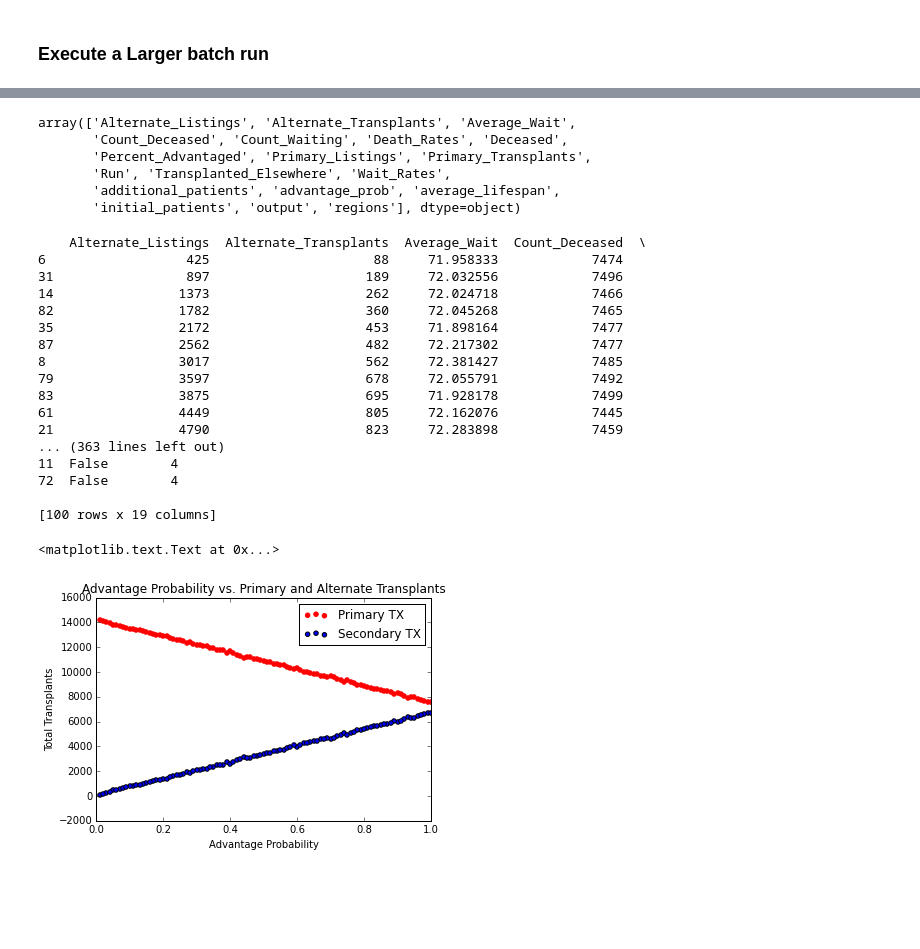
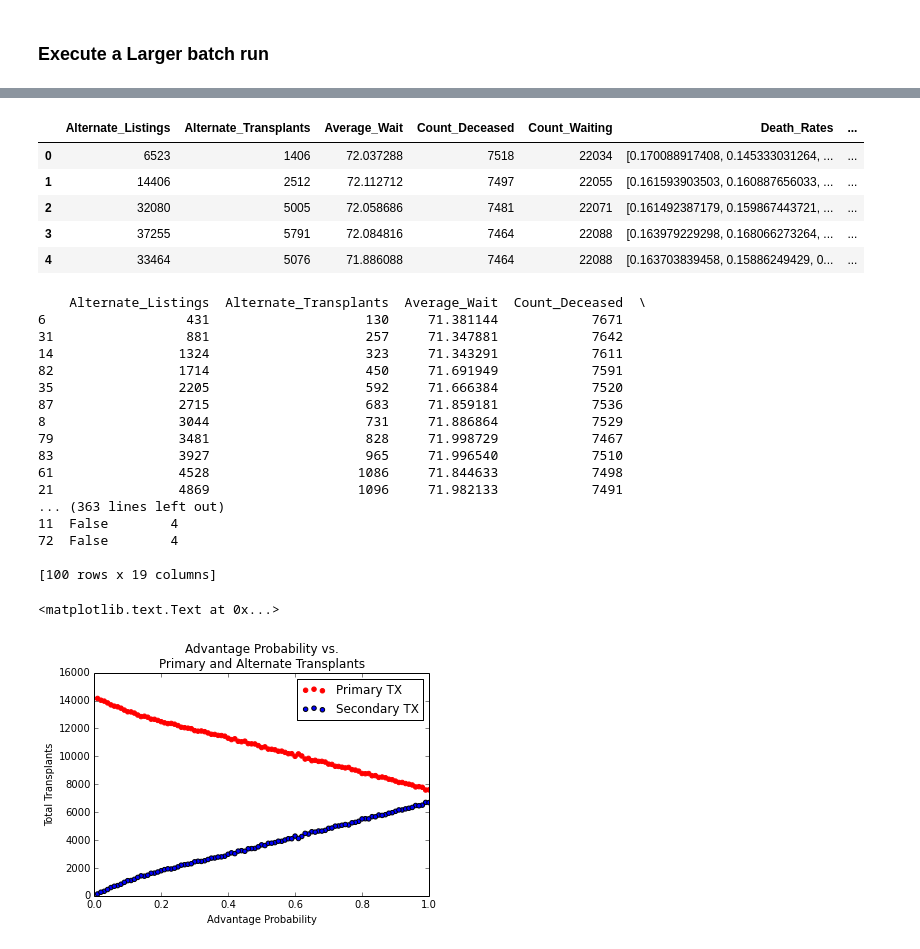
Before and after one commit to ceharvs/waitinglist, a Jupyter notebook: WaitingList.ipynb, the cells around one changed output, grey strips where cells are left out. Drawn from its saved outputs; the diff is of its cells as text; code cells hidden in the pictures; blank space fills up the shorter version.

```diff
--- a/WaitingList.ipynb
+++ b/WaitingList.ipynb
@@ -210,7 +210,7 @@ class WaitingList(Model):
     transplant system.
     '''
     def __init__(self, regions, initial_patients, additional_patients,
-                 transplant_rates=[50, 31, 16, 21], queue_probabilities=[0.42, 0.26, 0.11, 0.21],
+                 transplant_rates=[50, 31, 16, 21], queue_probabilities=[0.50, 0.20, 0.10, 0.20],
                  advantage_prob=0.05, output=True, average_lifespan=98, smart_listing=True):
         '''
         Method to initialize the model
@@ -229,6 +229,8 @@ class WaitingList(Model):
             max_lifespan: maximum lifespan for a patient
             smart_listing: flag for whether agents will pick alternate waiting lists based on shorter queues
         '''
+        print "Running model for: ", advantage_prob
+
         # Initalize model parameters
         self.regions = regions
         self.intial_patients = initial_patients
@@ -703,30 +721,29 @@ param_run.run_all()
 # %%
 df = param_run.get_model_vars_dataframe()
-df.columns.values
-#df.head()
+df.head()
 # %% [output]
-array(['Alternate_Listings', 'Alternate_Transplants', 'Average_Wait',
-       'Count_Deceased', 'Count_Waiting', 'Death_Rates', 'Deceased',
-       'Percent_Advantaged', 'Primary_Listings', 'Primary_Transplants',
-       'Run', 'Transplanted_Elsewhere', 'Wait_Rates',
-       'additional_patients', 'advantage_prob', 'average_lifespan',
-       'initial_patients', 'output', 'regions'], dtype=object)
+|  | Alternate_Listings | Alternate_Transplants | Average_Wait | Count_Deceased | Count_Waiting | Death_Rates | ... |
+| 0 | 6523 | 1406 | 72.037288 | 7518 | 22034 | [0.170088917408, 0.145333031264, ... | ... |
+| 1 | 14406 | 2512 | 72.112712 | 7497 | 22055 | [0.161593903503, 0.160887656033, ... | ... |
+| 2 | 32080 | 5005 | 72.058686 | 7481 | 22071 | [0.161492387179, 0.159867443721, ... | ... |
+| 3 | 37255 | 5791 | 72.084816 | 7464 | 22088 | [0.163979229298, 0.168066273264, ... | ... |
+| 4 | 33464 | 5076 | 71.886088 | 7464 | 22088 | [0.163703839458, 0.15886249429, 0... | ... |
 # %%
-sorted_df = df.sort_values('advantage_prob')
+sorted_df = df.sort('advantage_prob')
 print sorted_df
 # %% [output]
     Alternate_Listings  Alternate_Transplants  Average_Wait  Count_Deceased  \
-6                  425                     88     71.958333            7474
-31                 897                    189     72.032556            7496
-14                1373                    262     72.024718            7466
-82                1782                    360     72.045268            7465
-35                2172                    453     71.898164            7477
-87                2562                    482     72.217302            7477
-8                 3017                    562     72.381427            7485
-79                3597                    678     72.055791            7492
-83                3875                    695     71.928178            7499
-61                4449                    805     72.162076            7445
-21                4790                    823     72.283898            7459
+6                  431                    130     71.381144            7671
+31                 881                    257     71.347881            7642
+14                1324                    323     71.343291            7611
+82                1714                    450     71.691949            7591
+35                2205                    592     71.666384            7520
+87                2715                    683     71.859181            7536
+8                 3044                    731     71.886864            7529
+79                3481                    828     71.998729            7467
+83                3927                    965     71.996540            7510
+61                4528                   1086     71.844633            7498
+21                4869                   1096     71.982133            7491
 ... (363 lines left out)
 11  False        4
 72  False        4
@@ -735,11 +752,12 @@ print sorted_df
 # %%
 primary_tx = plt.scatter(df.advantage_prob, df.Primary_Transplants, color='red')
 alternate_tx = plt.scatter(df.advantage_prob, df.Alternate_Transplants)
 plt.xlim(0,1)
+plt.ylim(0,16000)
 plt.xlabel('Advantage Probability')
 plt.ylabel('Total Transplants')
 plt.legend([primary_tx, alternate_tx],["Primary TX", "Secondary TX"] )
-plt.title('Advantage Probability vs. Primary and Alternate Transplants')
+plt.title('Advantage Probability vs. \nPrimary and Alternate Transplants')
 # %% [output]
 <matplotlib.text.Text at 0x...>
-[figure, old version]
+[figure, new version]
```
Also changed, not shown: parts of 27 cells of this notebook, 8 other files.
